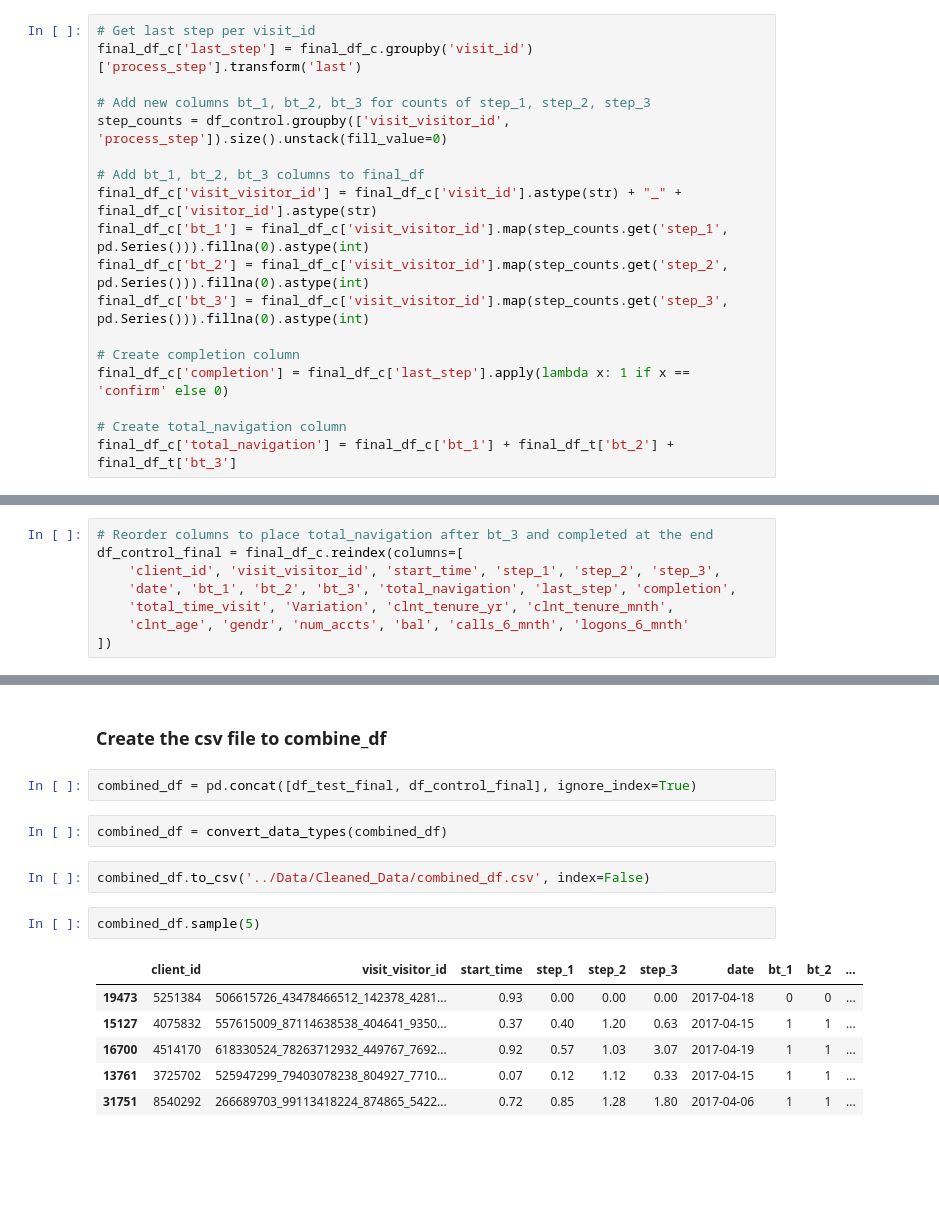
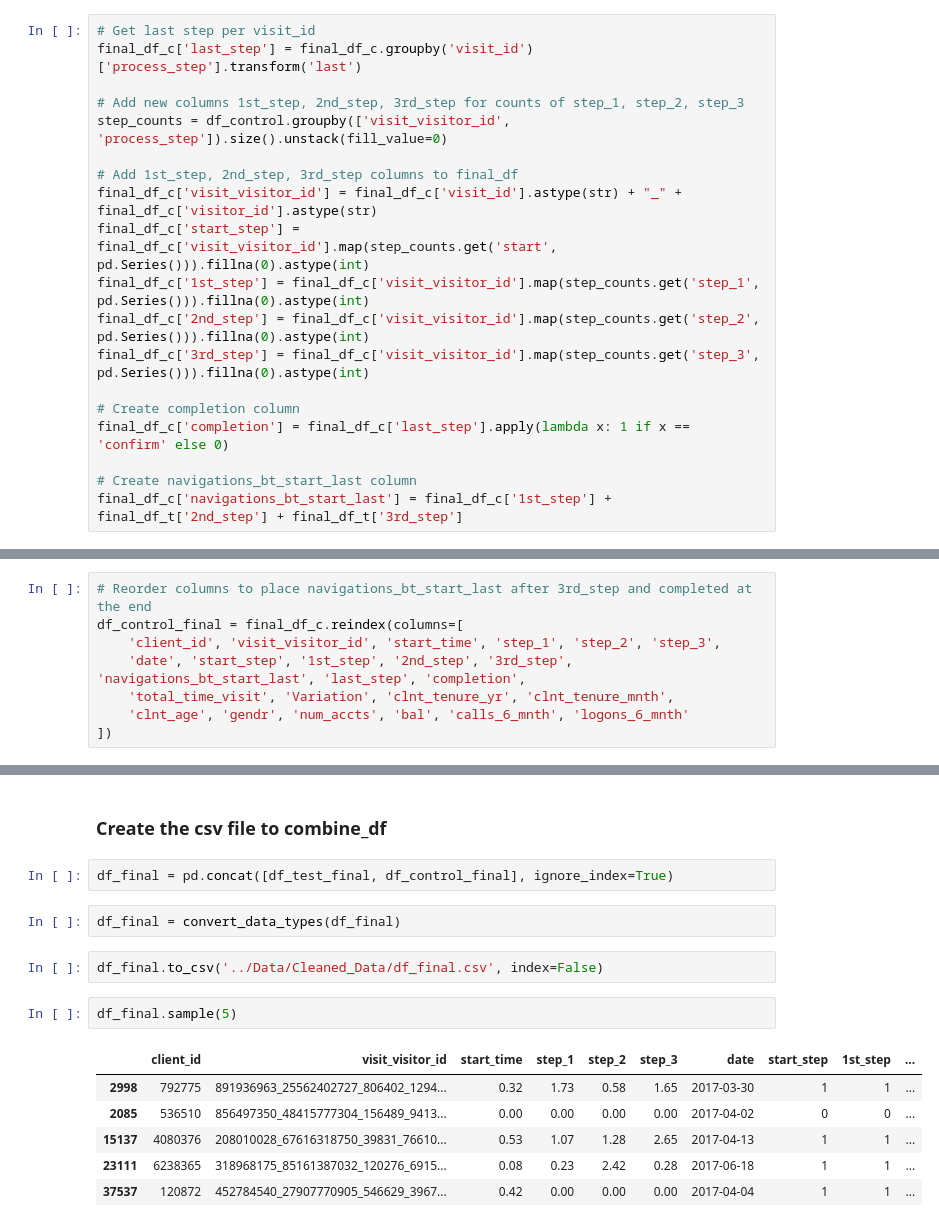
Before and after one commit to DaniCoco31/project_2, a Jupyter notebook: notebooks/Data_cleaning.ipynb, the cells around one changed output, grey strips where cells are left out. Drawn from its saved outputs; the diff is of its cells as text; blank space fills up the shorter version.

Commit message:
upload afternoon

```diff
--- a/notebooks/Data_cleaning.ipynb
+++ b/notebooks/Data_cleaning.ipynb
@@ -692,29 +652,30 @@ final_df_c = pd.merge(df_pivot, df_control[['client_id', 'visit_id','Variation',
 # Get last step per visit_id
 final_df_c['last_step'] = final_df_c.groupby('visit_id')['process_step'].transform('last')
 
-# Add new columns bt_1, bt_2, bt_3 for counts of step_1, step_2, step_3
+# Add new columns 1st_step, 2nd_step, 3rd_step for counts of step_1, step_2, step_3
 step_counts = df_control.groupby(['visit_visitor_id', 'process_step']).size().unstack(fill_value=0)
 
-# Add bt_1, bt_2, bt_3 columns to final_df
+# Add 1st_step, 2nd_step, 3rd_step columns to final_df
 final_df_c['visit_visitor_id'] = final_df_c['visit_id'].astype(str) + "_" + final_df_c['visitor_id'].astype(str)
-final_df_c['bt_1'] = final_df_c['visit_visitor_id'].map(step_counts.get('step_1', pd.Series())).fillna(0).astype(int)
-final_df_c['bt_2'] = final_df_c['visit_visitor_id'].map(step_counts.get('step_2', pd.Series())).fillna(0).astype(int)
-final_df_c['bt_3'] = final_df_c['visit_visitor_id'].map(step_counts.get('step_3', pd.Series())).fillna(0).astype(int)
+final_df_c['start_step'] = final_df_c['visit_visitor_id'].map(step_counts.get('start', pd.Series())).fillna(0).astype(int)
+final_df_c['1st_step'] = final_df_c['visit_visitor_id'].map(step_counts.get('step_1', pd.Series())).fillna(0).astype(int)
+final_df_c['2nd_step'] = final_df_c['visit_visitor_id'].map(step_counts.get('step_2', pd.Series())).fillna(0).astype(int)
+final_df_c['3rd_step'] = final_df_c['visit_visitor_id'].map(step_counts.get('step_3', pd.Series())).fillna(0).astype(int)
 
 # Create completion column
 final_df_c['completion'] = final_df_c['last_step'].apply(lambda x: 1 if x == 'confirm' else 0)
 
-# Create total_navigation column
-final_df_c['total_navigation'] = final_df_c['bt_1'] + final_df_t['bt_2'] + final_df_t['bt_3']
+# Create navigations_bt_start_last column
+final_df_c['navigations_bt_start_last'] = final_df_c['1st_step'] + final_df_t['2nd_step'] + final_df_t['3rd_step']
 # %%
 # Drop visit_visitor_id column if no longer needed
 final_df_c.drop(['visit_id', 'visitor_id', 'process_step', 'confirm_time'], axis=1, inplace=True)
 final_df_c.drop_duplicates(subset='visit_visitor_id', keep='first', inplace=True)
 # %%
-# Reorder columns to place total_navigation after bt_3 and completed at the end
+# Reorder columns to place navigations_bt_start_last after 3rd_step and completed at the end
 df_control_final = final_df_c.reindex(columns=[
     'client_id', 'visit_visitor_id', 'start_time', 'step_1', 'step_2', 'step_3',
-    'date', 'bt_1', 'bt_2', 'bt_3', 'total_navigation', 'last_step', 'completion',
+    'date', 'start_step', '1st_step', '2nd_step', '3rd_step', 'navigations_bt_start_last', 'last_step', 'completion',
     'total_time_visit', 'Variation', 'clnt_tenure_yr', 'clnt_tenure_mnth',
     'clnt_age', 'gendr', 'num_accts', 'bal', 'calls_6_mnth', 'logons_6_mnth'
 ])
@@ -781,18 +742,18 @@ df_test_final.head(10)
 # %% [markdown]
 ### Create the csv file to combine_df
 # %%
-combined_df = pd.concat([df_test_final, df_control_final], ignore_index=True)
+df_final = pd.concat([df_test_final, df_control_final], ignore_index=True)
-# %%
-combined_df = convert_data_types(combined_df)
+# %%
+df_final = convert_data_types(df_final)
 # %%
-combined_df.to_csv('../Data/Cleaned_Data/combined_df.csv', index=False)
+df_final.to_csv('../Data/Cleaned_Data/df_final.csv', index=False)
 # %%
-combined_df.sample(5)
+df_final.sample(5)
 # %% [output]
-|  | client_id | visit_visitor_id | start_time | step_1 | step_2 | step_3 | date | bt_1 | bt_2 | ... |
-| 19473 | 5251384 | 506615726_43478466512_142378_4281... | 0.93 | 0.00 | 0.00 | 0.00 | 2017-04-18 | 0 | 0 | ... |
-| 15127 | 4075832 | 557615009_87114638538_404641_9350... | 0.37 | 0.40 | 1.20 | 0.63 | 2017-04-15 | 1 | 1 | ... |
-| 16700 | 4514170 | 618330524_78263712932_449767_7692... | 0.92 | 0.57 | 1.03 | 3.07 | 2017-04-19 | 1 | 1 | ... |
-| 13761 | 3725702 | 525947299_79403078238_804927_7710... | 0.07 | 0.12 | 1.12 | 0.33 | 2017-04-15 | 1 | 1 | ... |
-| 31751 | 8540292 | 266689703_99113418224_874865_5422... | 0.72 | 0.85 | 1.28 | 1.80 | 2017-04-06 | 1 | 1 | ... |
+|  | client_id | visit_visitor_id | start_time | step_1 | step_2 | step_3 | date | start_step | 1st_step | ... |
+| 2998 | 792775 | 891936963_25562402727_806402_1294... | 0.32 | 1.73 | 0.58 | 1.65 | 2017-03-30 | 1 | 1 | ... |
+| 2085 | 536510 | 856497350_48415777304_156489_9413... | 0.00 | 0.00 | 0.00 | 0.00 | 2017-04-02 | 0 | 0 | ... |
+| 15137 | 4080376 | 208010028_67616318750_39831_76610... | 0.53 | 1.07 | 1.28 | 2.65 | 2017-04-13 | 1 | 1 | ... |
+| 23111 | 6238365 | 318968175_85161387032_120276_6915... | 0.08 | 0.23 | 2.42 | 0.28 | 2017-06-18 | 1 | 1 | ... |
+| 37537 | 120872 | 452784540_27907770905_546629_3967... | 0.42 | 0.00 | 0.00 | 0.00 | 2017-04-04 | 1 | 1 | ... |
 # %%
```
Also changed, not shown: parts of 25 cells of this notebook, 9 other files.
